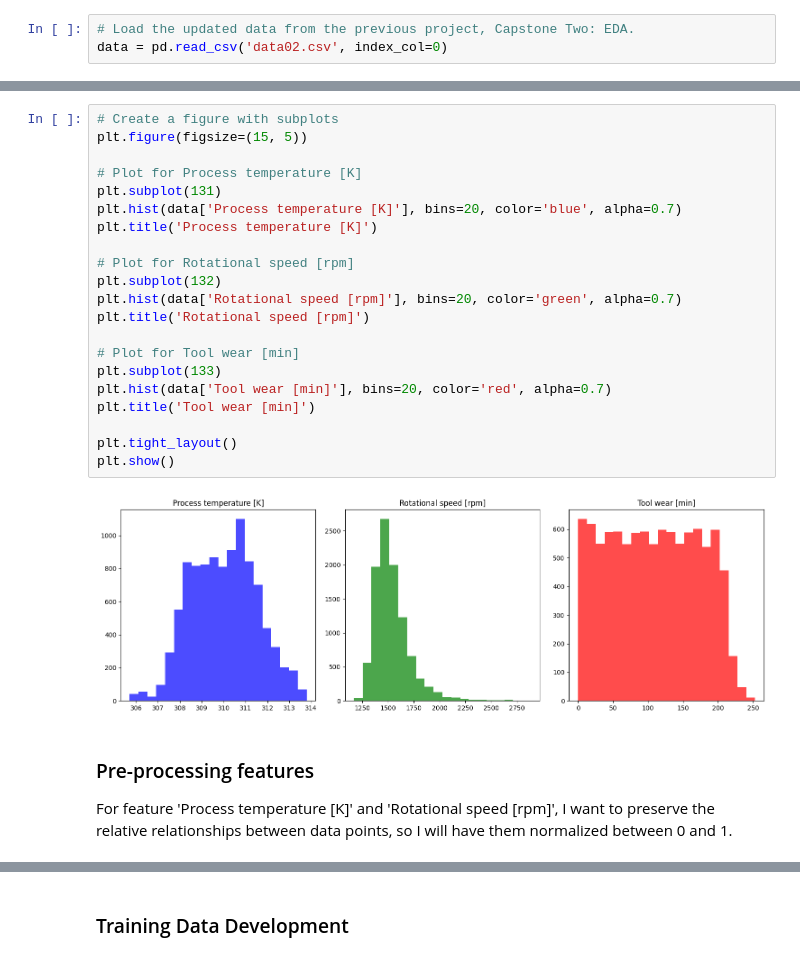
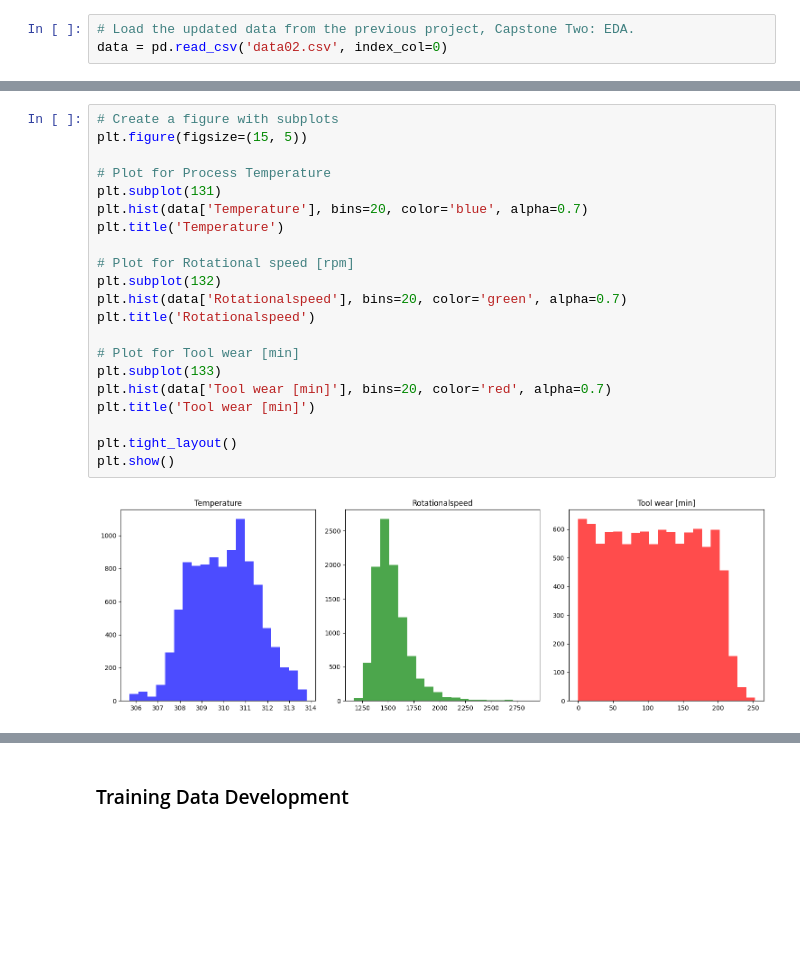
Before and after one commit to dallenwill/MachinePredictiveMaintenance, a Jupyter notebook: MPM_03_Pre-processing&TrainingDataDevelopment.ipynb, the cells around one changed output, grey strips where cells are left out. Drawn from its saved outputs; the diff is of its cells as text; blank space fills up the shorter version.

```diff
--- a/MPM_03_Pre-processing&TrainingDataDevelopment.ipynb
+++ b/MPM_03_Pre-processing&TrainingDataDevelopment.ipynb
@@ -28,27 +28,23 @@ data.head()
 # %%
 # Create a figure with subplots
 plt.figure(figsize=(15, 5))
 
-# Plot for Process temperature [K]
+# Plot for Process Temperature
 plt.subplot(131)
-plt.hist(data['Process temperature [K]'], bins=20, color='blue', alpha=0.7)
-plt.title('Process temperature [K]')
+plt.hist(data['Temperature'], bins=20, color='blue', alpha=0.7)
+plt.title('Temperature')
 
 # Plot for Rotational speed [rpm]
 plt.subplot(132)
-plt.hist(data['Rotational speed [rpm]'], bins=20, color='green', alpha=0.7)
-plt.title('Rotational speed [rpm]')
+plt.hist(data['Rotationalspeed'], bins=20, color='green', alpha=0.7)
+plt.title('Rotationalspeed')
 
 # Plot for Tool wear [min]
 plt.subplot(133)
 plt.hist(data['Tool wear [min]'], bins=20, color='red', alpha=0.7)
 plt.title('Tool wear [min]')
 
 plt.tight_layout()
 plt.show()
 # %% [output]
-[figure, old version]
+[figure, new version]
-# %% [markdown]
-### Pre-processing features
-
-For feature 'Process temperature [K]' and 'Rotational speed [rpm]', I want to preserve the relative relationships between data points, so I will have them normalized between 0 and 1.
```
Also changed, not shown: parts of 22 cells of this notebook, 5 other files.
